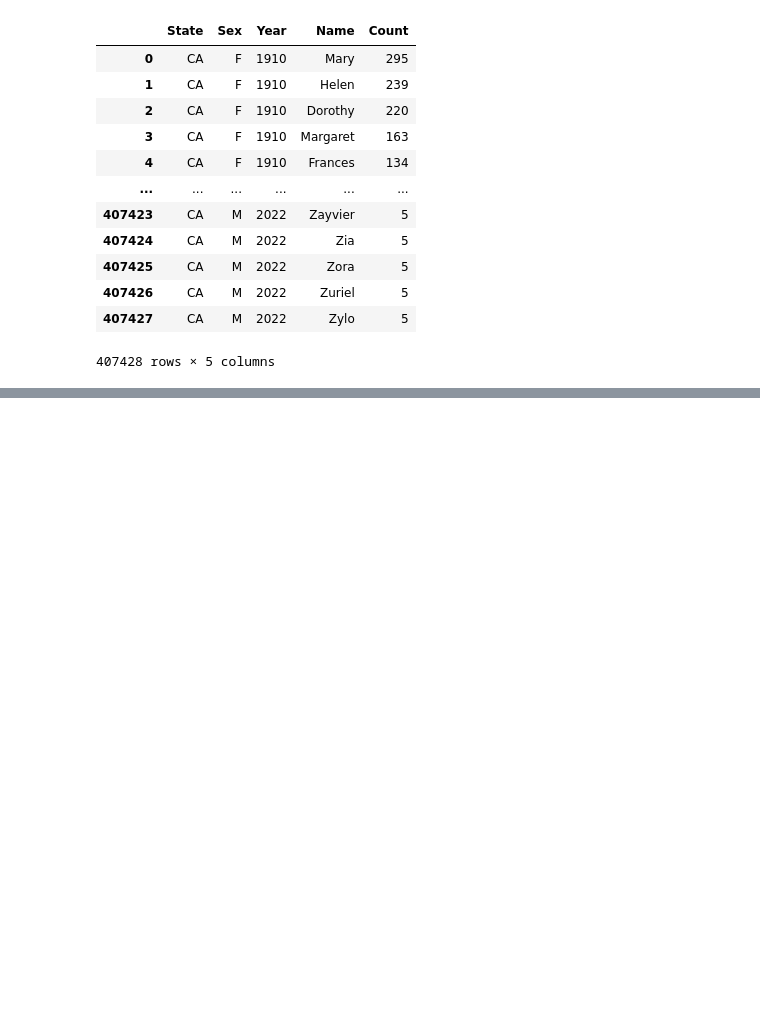
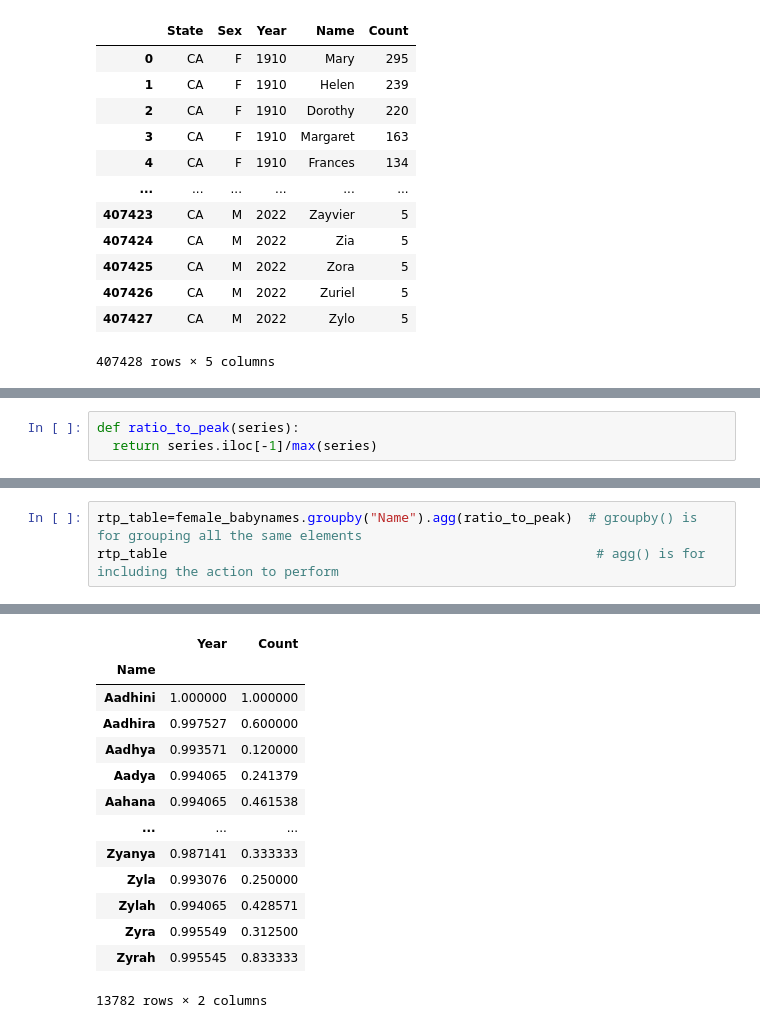
Before and after one commit to dakhilram/Intro-To-DS, a Jupyter notebook: Lecture_4,5.ipynb, the cells around one changed output, grey strips where cells are left out. Drawn from its saved outputs; the diff is of its cells as text; blank space fills up the shorter version.

```diff
--- a/Lecture_4,5.ipynb
+++ b/Lecture_4,5.ipynb
@@ -397,0 +423,3 @@ fig
+# %%
+def ratio_to_peak(series):
+  return series.iloc[-1]/max(series)
@@ -397,0 +450,4 @@ fig
+# %%
+rtp_table=female_babynames.groupby("Name").agg(ratio_to_peak)  # groupby() is for grouping all the same elements
+rtp_table                                                       # agg() is for including the action to perform
+# %% [output]
@@ -397,0 +455,14 @@ fig
+|  | Year | Count |
+| Name |  |  |
+| Aadhini | 1.000000 | 1.000000 |
+| Aadhira | 0.997527 | 0.600000 |
+| Aadhya | 0.993571 | 0.120000 |
+| Aadya | 0.994065 | 0.241379 |
+| Aahana | 0.994065 | 0.461538 |
+| ... | ... | ... |
+| Zyanya | 0.987141 | 0.333333 |
+| Zyla | 0.993076 | 0.250000 |
+| Zylah | 0.994065 | 0.428571 |
+| Zyra | 0.995549 | 0.312500 |
+| Zyrah | 0.995545 | 0.833333 |
+13782 rows × 2 columns
```
Also changed, not shown: parts of 12 cells of this notebook.
